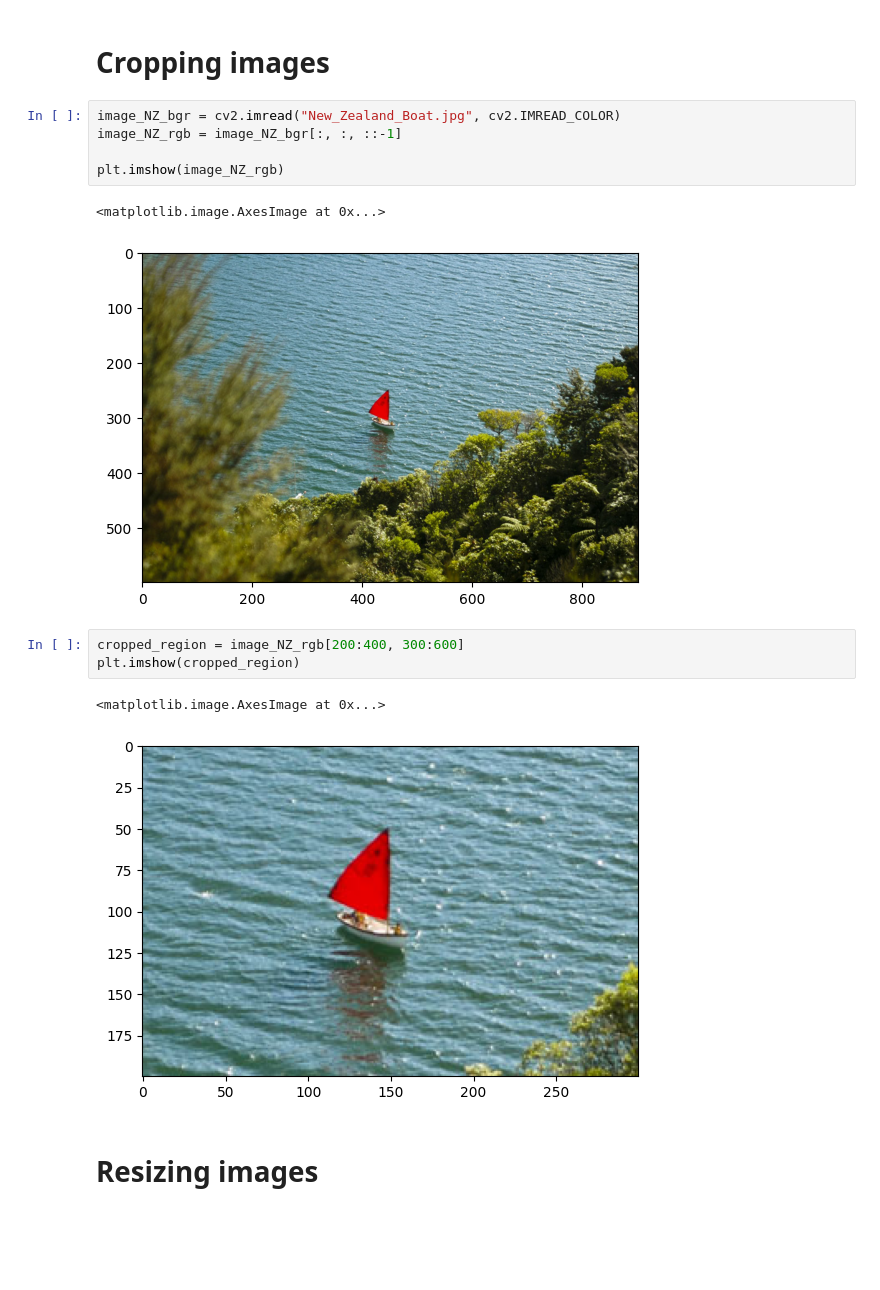
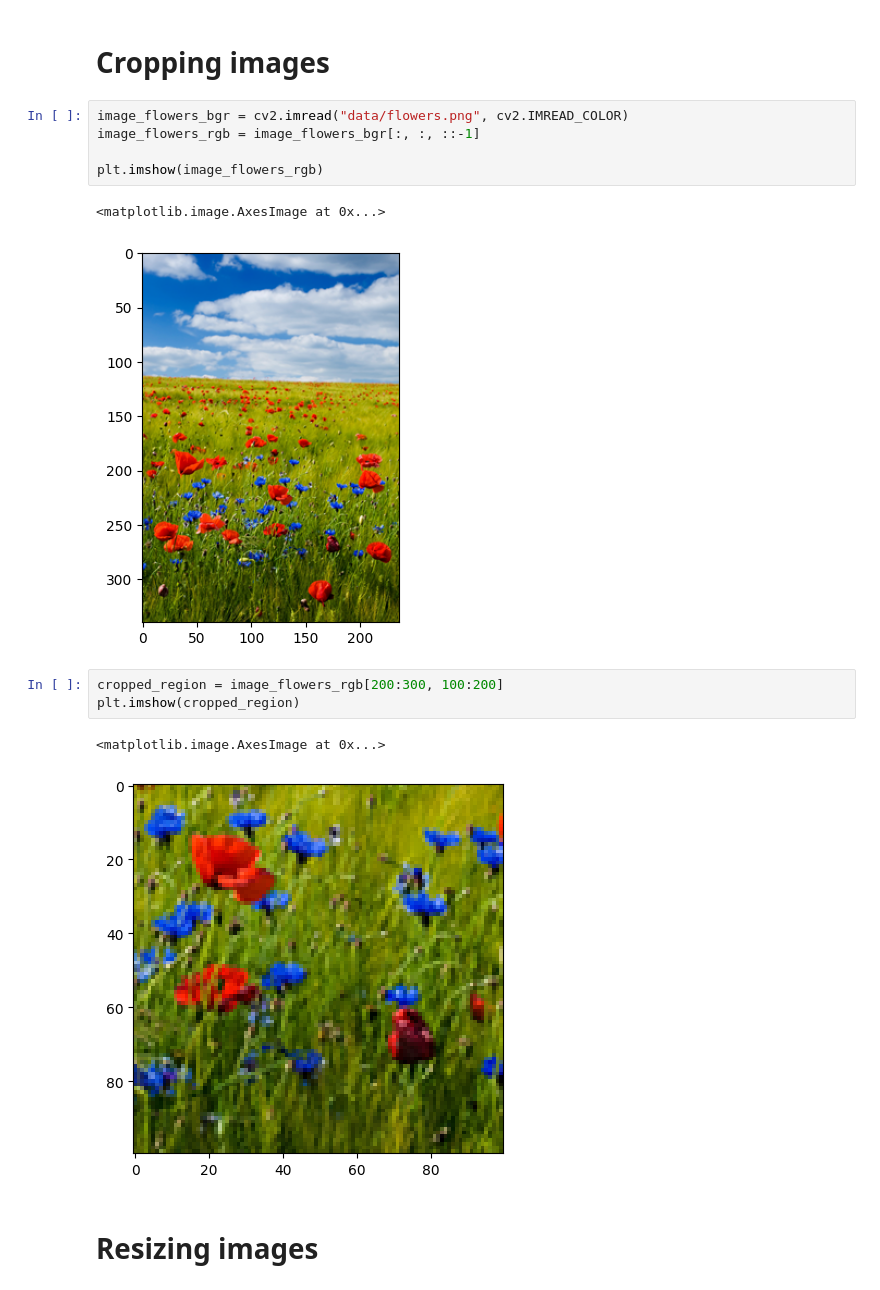
Before and after one commit to ccozad/ml-reference-designs, a Jupyter notebook: computer-vision/opencv_basic_image_manipulation.ipynb, the cells around one changed output. Drawn from its saved outputs; the diff is of its cells as text; blank space fills up the shorter version.

Commit message:
Swap images, re-run

```diff
--- a/computer-vision/opencv_basic_image_manipulation.ipynb
+++ b/computer-vision/opencv_basic_image_manipulation.ipynb
@@ -106,19 +82,19 @@ print(cb_image_copy)
 # %% [markdown]
 # Cropping images
 # %%
-image_NZ_bgr = cv2.imread("New_Zealand_Boat.jpg", cv2.IMREAD_COLOR)
-image_NZ_rgb = image_NZ_bgr[:, :, ::-1]
+image_flowers_bgr = cv2.imread("data/flowers.png", cv2.IMREAD_COLOR)
+image_flowers_rgb = image_flowers_bgr[:, :, ::-1]
 
-plt.imshow(image_NZ_rgb)
+plt.imshow(image_flowers_rgb)
 # %% [output]
 <matplotlib.image.AxesImage at 0x...>
-[figure, old version]
+[figure, new version]
 # %%
-cropped_region = image_NZ_rgb[200:400, 300:600]
+cropped_region = image_flowers_rgb[200:300, 100:200]
 plt.imshow(cropped_region)
 # %% [output]
 <matplotlib.image.AxesImage at 0x...>
-[figure, old version]
+[figure, new version]
 # %% [markdown]
 # Resizing images
 # %%
```
Also changed, not shown: parts of 10 cells of this notebook, 1 other file.
